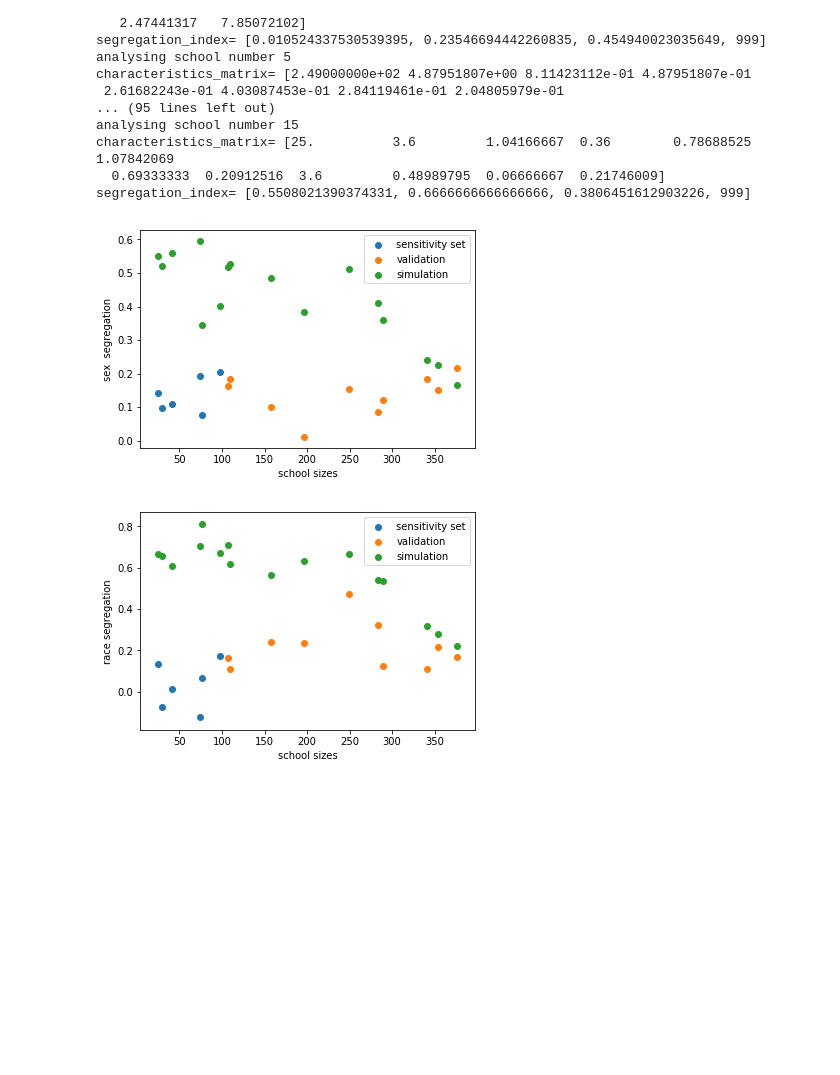
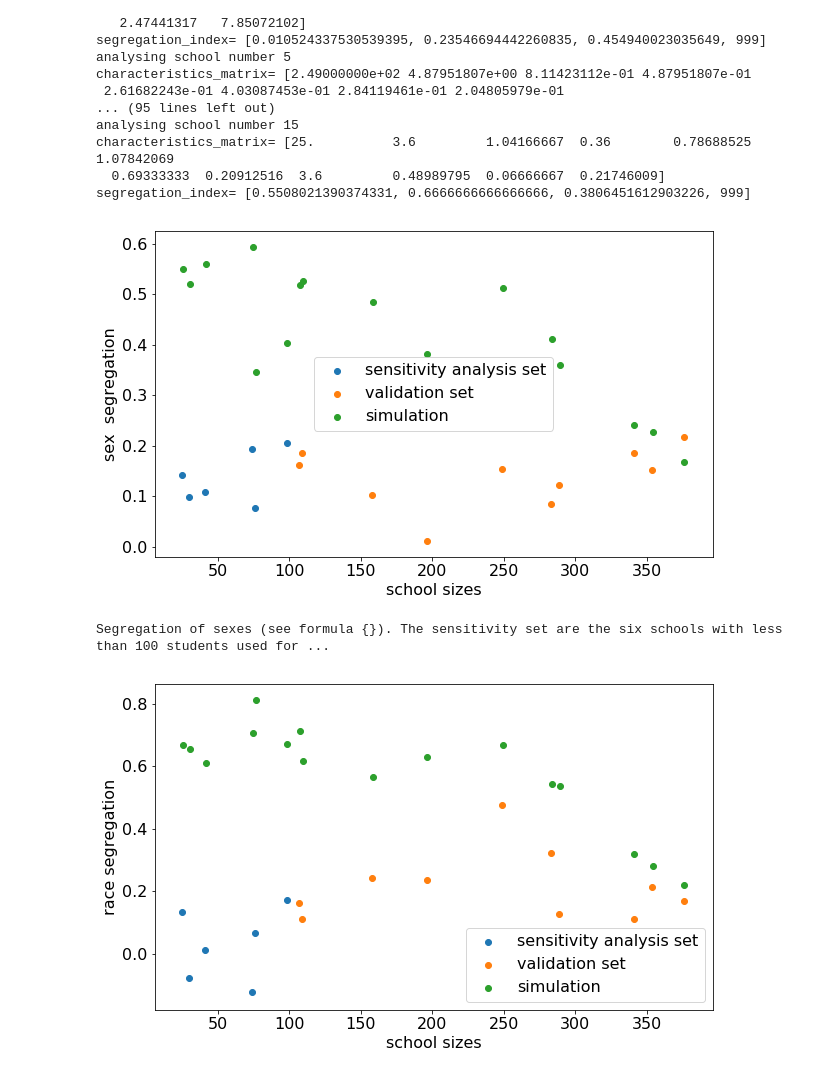
Before and after one commit to FlorisFok/ABM_network, a Jupyter notebook: Validation.ipynb, the cells around one changed output. Drawn from its saved outputs; the diff is of its cells as text; code cells hidden in the pictures; blank space fills up the shorter version.

Commit message:
Add comments / documentation to the validation

```diff
--- a/Validation.ipynb
+++ b/Validation.ipynb
@@ -308,13 +324,19 @@ segregation_index= [0.5508021390374331, 0.6666666666666666, 0.3806451612903226,
 # %%
 # save the validation_results
 pickle.dump(validation_results, open("validation_results.pkl", "wb"))
+# %%
+# skippable unless the analysis was performed earlier
+# open the validation results
+validation_results = pickle.load(open("validation_results.pkl", "rb"))
 # %%
-# extract the school size, outdegree, ourgrdree correlation and segregation from the data
+# extract the school size, outdegree, outdegree correlation, clustering coefficient and segregation from the data
 n_students_ordered = []
 degree_ordered = []
 degree_std_ordered = []
 correlation_ordered = []
 correlation_std_ordered = []
+clustering_ordered = []
+clustering_std_ordered = []
 segregation_ordered = []
 for n_set,dataset in enumerate(validation_results):
     n_students_s = []
@@ -322,6 +344,8 @@ for n_set,dataset in enumerate(validation_results):
     degree_std_s = []
     correlation_s = []
     correlation_std_s = []
+    clustering_s = []
+    clustering_std_s = []
     segregation_s = []
     for n_school,school in enumerate(dataset):
         n_students_s.append(validation_results[n_set][n_school][0][0])
@@ -329,48 +353,63 @@ for n_set,dataset in enumerate(validation_results):
         degree_std_s.append(validation_results[n_set][n_school][0][-3])
         correlation_s.append(validation_results[n_set][n_school][0][-2])
         correlation_std_s.append(validation_results[n_set][n_school][0][-1])
+        clustering_s.append(validation_results[n_set][n_school][0][-6])
+        clustering_std_s.append(validation_results[n_set][n_school][0][-5])
         segregation_s.append(validation_results[n_set][n_school][1][1])
     n_students_ordered.append(n_students_s)
     degree_ordered.append(degree_s)
     degree_std_ordered.append(degree_std_s)
     correlation_ordered.append(correlation_s)
     correlation_std_ordered.append(correlation_std_s)
+    clustering_ordered.append(clustering_s)
+    clustering_std_ordered.append(clustering_std_s)
     segregation_ordered.append(np.array(segregation_s))
 n_students = np.array(n_students_ordered)
 degree = np.array(degree_ordered)
 degree_std = np.array(degree_std_ordered)
 correlation = np.array(correlation_ordered)
 correlation_std = np.array(correlation_std_ordered)
+clustering = np.array(clustering_ordered)
+clustering_std = np.array(clustering_std_ordered)
 # %%
 # for the number of students add .5 to the simulated data to make plot readable
 n_students[2] = n_students[2]+np.ones(len(n_students[2]))/2
 # %%
+# make segregation plots
+# increase the font size
+plt.rcParams.update({'font.size': 16})
+
 # plot the sex segregation
-plt.scatter(n_students[0],list(segregation_ordered[0][:,0]),label="sensitivity set")
-plt.scatter(n_students[1],list(segregation_ordered[1][:,0]),label="validation")
+fig= plt.figure(figsize=(10,6))
+plt.scatter(n_students[0],list(segregation_ordered[0][:,0]),label="sensitivity analysis set")
+plt.scatter(n_students[1],list(segregation_ordered[1][:,0]),label="validation set")
 plt.scatter(n_students[2],list(segregation_ordered[2][:,0]),label="simulation")
 plt.xlabel("school sizes")
 plt.ylabel("sex  segregation")
 plt.legend()
 plt.show()
+print("Segregation of sexes (see formula {}). The sensitivity set are the six schools with less than 100 students used for ...")
 
 # plot the race segregation
-plt.scatter(n_students[0],list(segregation_ordered[0][:,1]),label="sensitivity set")
-plt.scatter(n_students[1],list(segregation_ordered[1][:,1]),label="validation")
+fig= plt.figure(figsize=(10,6))
+plt.scatter(n_students[0],list(segregation_ordered[0][:,1]),label="sensitivity analysis set")
+plt.scatter(n_students[1],list(segregation_ordered[1][:,1]),label="validation set")
 plt.scatter(n_students[2],list(segregation_ordered[2][:,1]),label="simulation")
 plt.xlabel("school sizes")
 plt.ylabel("race segregation")
 plt.legend()
 plt.show()
 
 # plot the grade segregation
-plt.scatter(n_students[0],list(segregation_ordered[0][:,2]),label="sensitivity set")
-plt.scatter(n_students[1],list(segregation_ordered[1][:,2]),label="validation")
+fig= plt.figure(figsize=(10,6))
+plt.scatter(n_students[0],list(segregation_ordered[0][:,2]),label="sensitivity analysis set")
+plt.scatter(n_students[1],list(segregation_ordered[1][:,2]),label="validation set")
 plt.scatter(n_students[2],list(segregation_ordered[2][:,2]),label="simulation")
 plt.xlabel("school sizes")
 plt.ylabel("grade segregation")
 plt.legend()
 plt.show()
 # %% [output]
-[figure, old version]
+[figure, new version]
+Segregation of sexes (see formula {}). The sensitivity set are the six schools with less than 100 students used for ...
-[figure, old version]
+[figure, new version]
```
Also changed, not shown: parts of 9 cells of this notebook, 1 other file.
